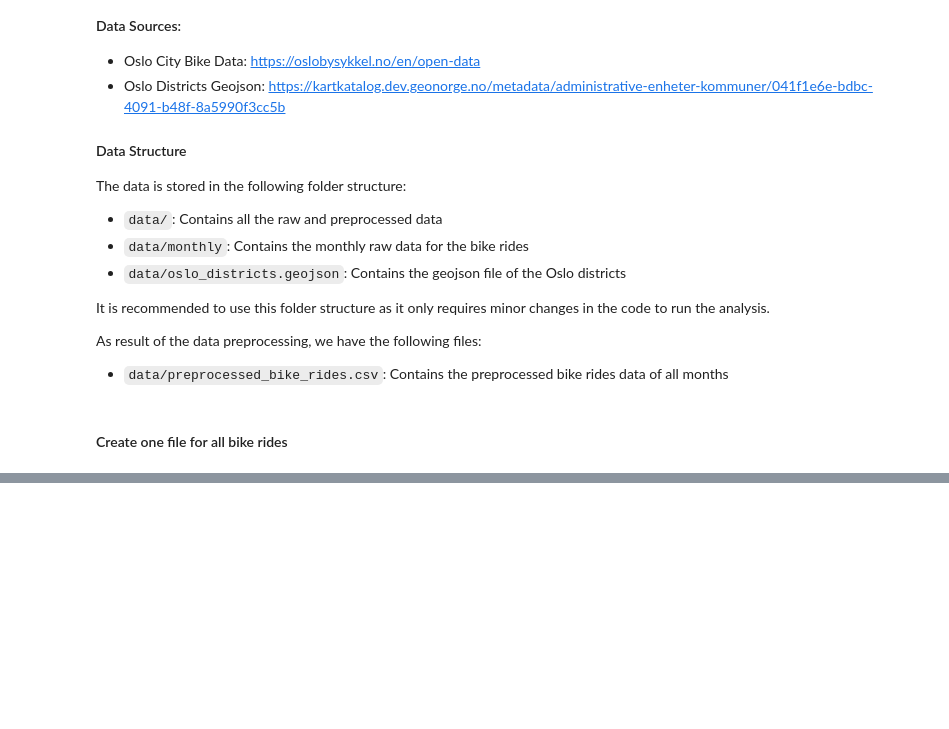
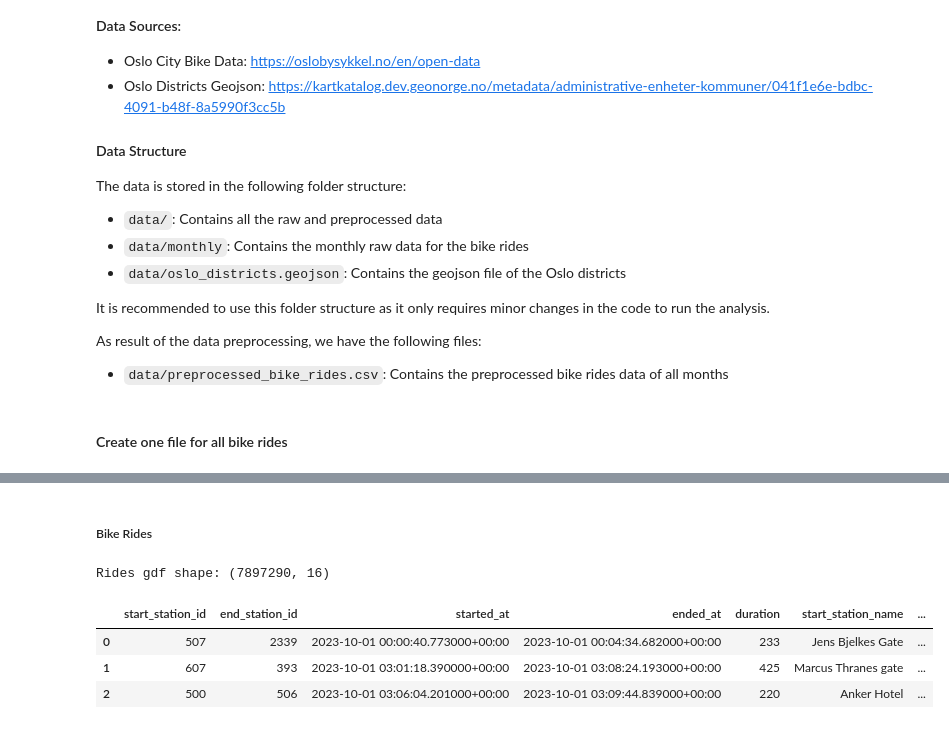
Before and after one commit to niclasclassen/oslo-city-bikes-network-flow-analysis, a Jupyter notebook: main.ipynb, the cells around one changed output, grey strips where cells are left out. Saved outputs shown, nothing was run; the diff lists cells and outputs as text; code cells hidden in the pictures; blank space fills up the shorter version.

```diff
--- a/main.ipynb
+++ b/main.ipynb
@@ -72,0 +235,11 @@ if dataframes:
+# %% [markdown]
+##### Bike Rides
+# %%
+print("Rides gdf shape:", gdf_rides.shape)
+gdf_rides.head(3)
+# %% [output]
+Rides gdf shape: (7897290, 16)
+|  | start_station_id | end_station_id | started_at | ended_at | duration | start_station_name | ... |
+| 0 | 507 | 2339 | 2023-10-01 00:00:40.773000+00:00 | 2023-10-01 00:04:34.682000+00:00 | 233 | Jens Bjelkes Gate | ... |
+| 1 | 607 | 393 | 2023-10-01 03:01:18.390000+00:00 | 2023-10-01 03:08:24.193000+00:00 | 425 | Marcus Thranes gate | ... |
+| 2 | 500 | 506 | 2023-10-01 03:06:04.201000+00:00 | 2023-10-01 03:09:44.839000+00:00 | 220 | Anker Hotel | ... |
```
Also changed, not shown: parts of 18 cells of this notebook.
